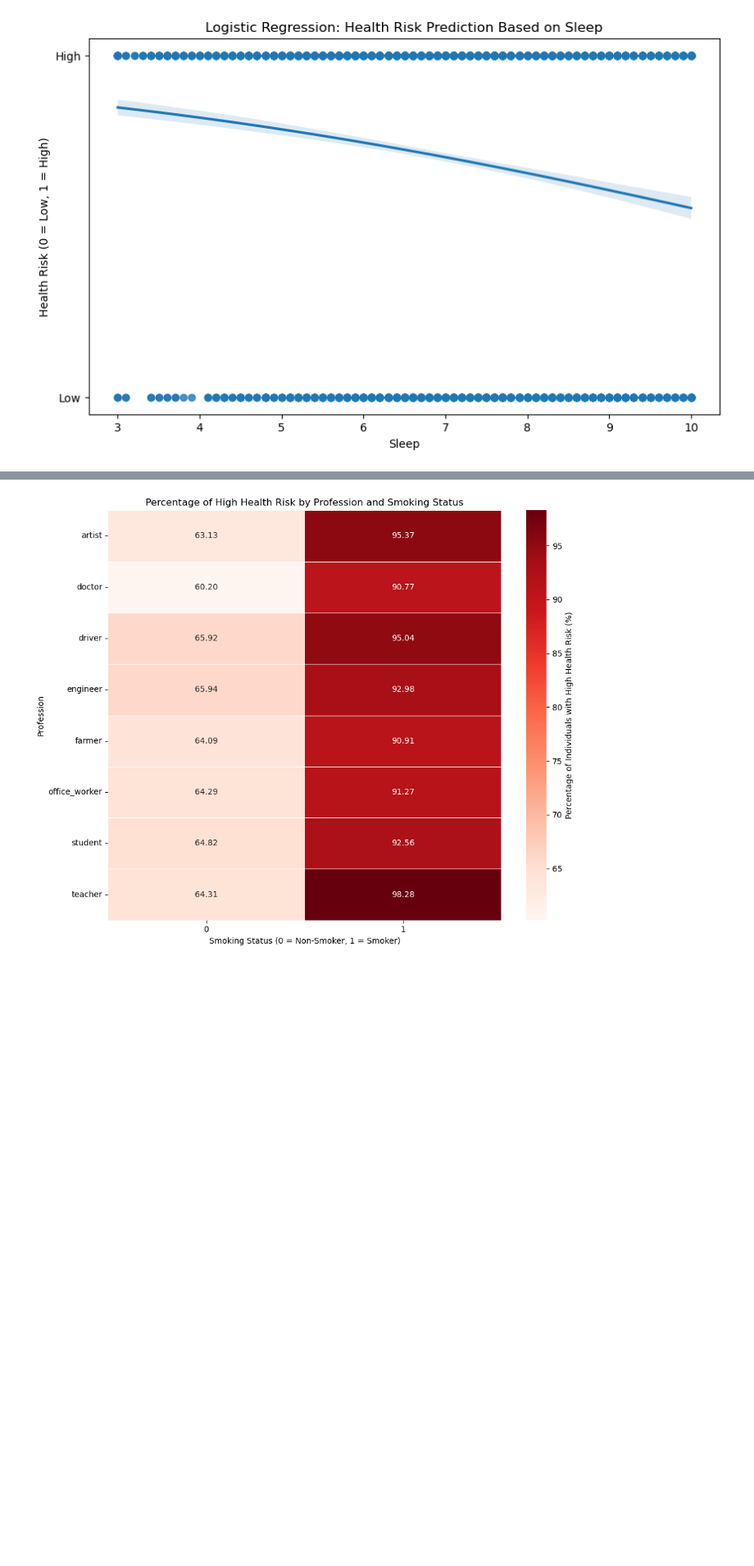
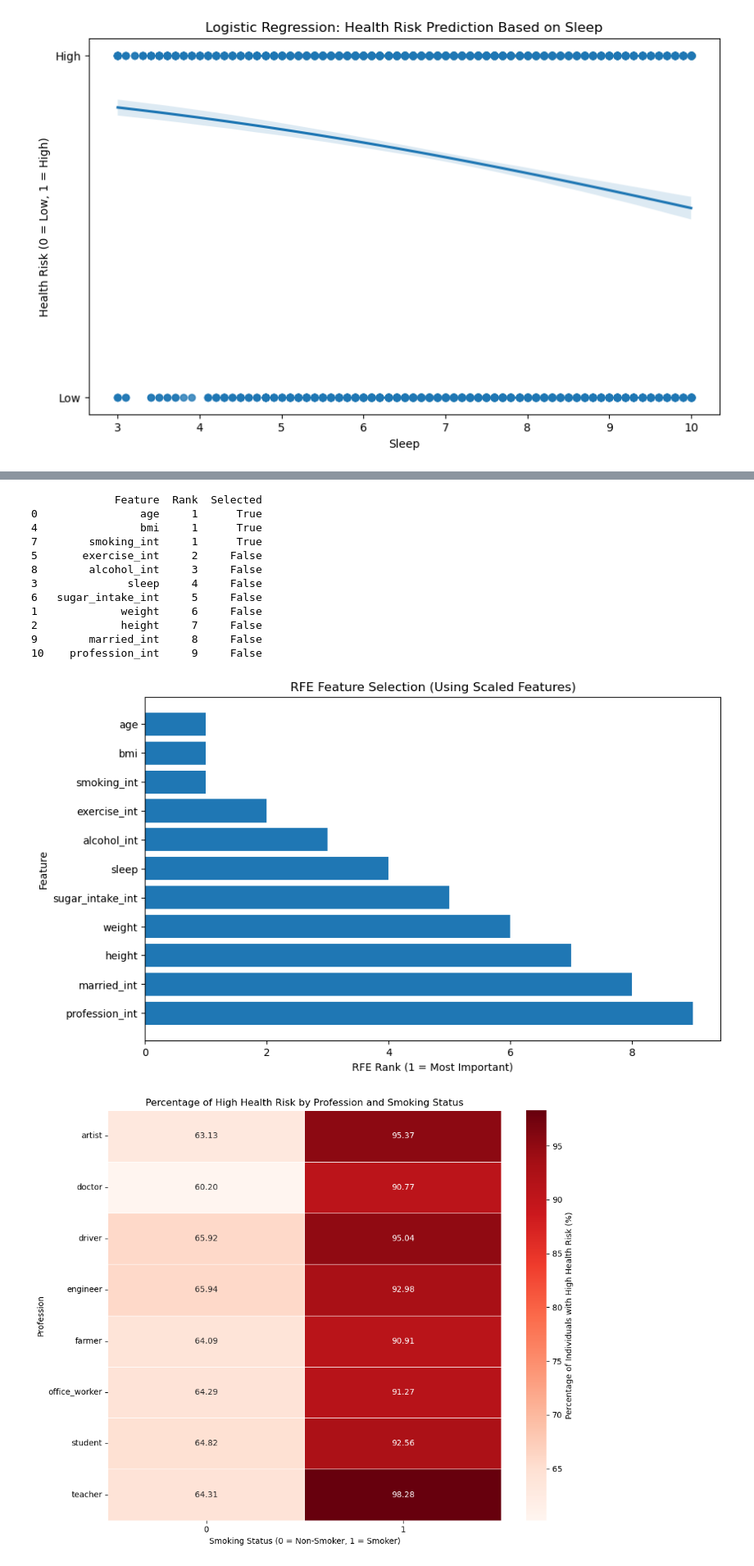
Before and after one commit to MyleeCS/Lifestyle-and-Health-Risk-EDA, a Jupyter notebook: lifestyle-and-health-risk-eda.ipynb, the cells around one changed output, grey strips where cells are left out. Shown at 82% size. Drawn from its saved outputs; the diff is of its cells as text; code cells hidden in the pictures; blank space fills up the shorter version.

```diff
--- a/lifestyle-and-health-risk-eda.ipynb
+++ b/lifestyle-and-health-risk-eda.ipynb
@@ -215,3 +358,52 @@ plt.show()
+# %%
+from sklearn.pipeline import make_pipeline
+from sklearn.preprocessing import StandardScaler
+
+numerical_features = ['age', 'weight', 'height', 'sleep', 'bmi', 'exercise_int', 'sugar_intake_int', 'smoking_int', 'alcohol_int', 'married_int', 'profession_int']
+np_numerical_features = np.array(numerical_features)
+X = df[numerical_features]
+y = df['health_risk_int']
+
+classifier = LogisticRegression(max_iter=1800)
+#create RFE pipeline - just learned this in machine learning
+pipeline = make_pipeline(
+    StandardScaler(),
+    RFE(classifier, n_features_to_select=3)
+)
+pipeline.fit(X, y)
+
+rfe_step = pipeline.named_steps['rfe']
+
+#Ranking DataFrame
+rfe_results = pd.DataFrame({
+    'Feature': X.columns,
+    'Rank': rfe_step.ranking_,
+    'Selected': rfe_step.support_
+}).sort_values('Rank', ascending=True)
+
+print(rfe_results)
+
+plt.figure(figsize=(10,6))
+plt.barh(rfe_results['Feature'], rfe_results['Rank'])
+plt.title('RFE Feature Selection (Using Scaled Features)')
+plt.xlabel('RFE Rank (1 = Most Important)')
+plt.ylabel('Feature')
+plt.gca().invert_yaxis() #Most important at the top please
+plt.show()
+# %% [output]
+             Feature  Rank  Selected
+0                age     1      True
+4                bmi     1      True
+7        smoking_int     1      True
+5       exercise_int     2     False
+8        alcohol_int     3     False
+3              sleep     4     False
+6   sugar_intake_int     5     False
+1             weight     6     False
+2             height     7     False
+9        married_int     8     False
+10    profession_int     9     False
+[figure, added]
 # %%
 # Create a crosstab to calculate the mean health risk for each profession and smoking status
 profession_smoking = pd.crosstab([df['profession'], df['smoking_int']], df['health_risk_int'])
```
Also changed, not shown: parts of 6 cells of this notebook.
